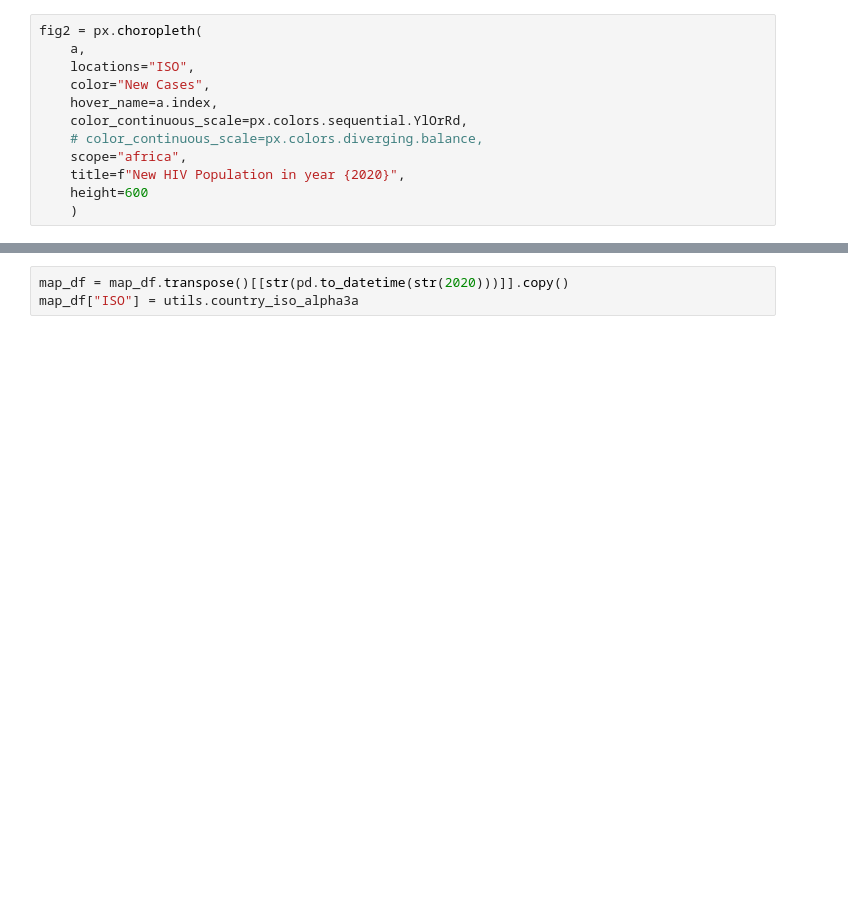
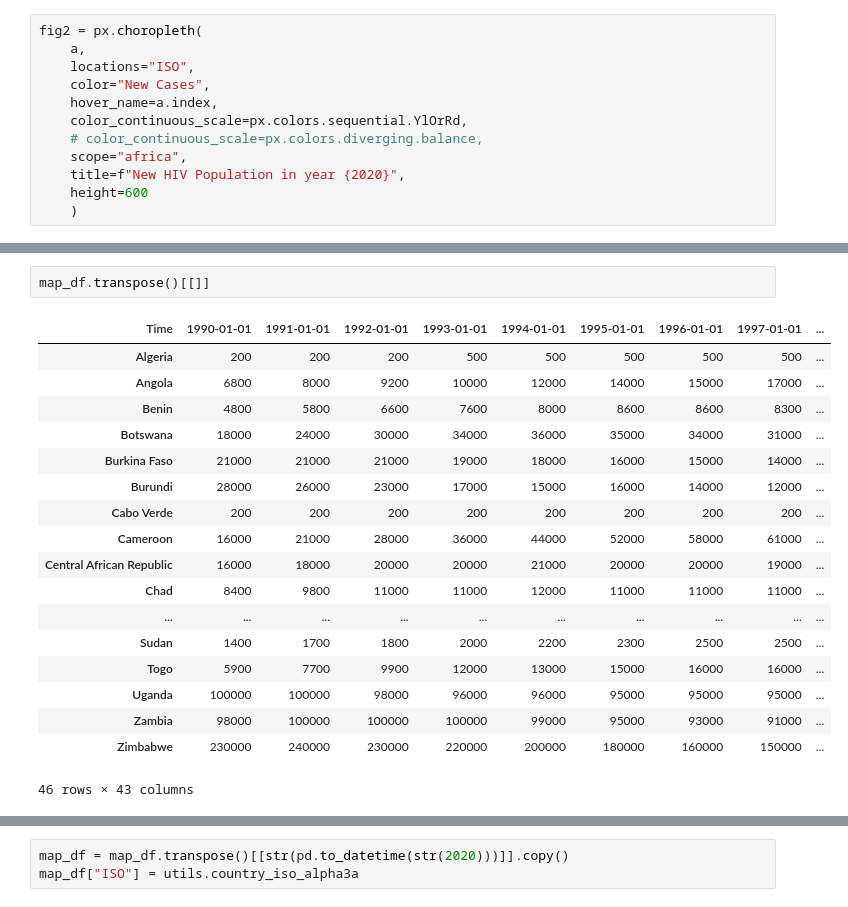
Before and after one commit to KTerhuja-2/HIV_cases, a Jupyter notebook: exponential_smoothing.ipynb, the cells around one changed output, grey strips where cells are left out. Cells and saved outputs as stored; diff of their text form; blank space fills up the shorter version.

```diff
--- a/exponential_smoothing.ipynb
+++ b/exponential_smoothing.ipynb
@@ -156,0 +172,21 @@ KeyError: '2020-01-01 00:00:00'
+# %%
+map_df.transpose()[[]]
+# %% [output]
+| Time | 1990-01-01 | 1991-01-01 | 1992-01-01 | 1993-01-01 | 1994-01-01 | 1995-01-01 | 1996-01-01 | 1997-01-01 | ... |
+| Algeria | 200 | 200 | 200 | 500 | 500 | 500 | 500 | 500 | ... |
+| Angola | 6800 | 8000 | 9200 | 10000 | 12000 | 14000 | 15000 | 17000 | ... |
+| Benin | 4800 | 5800 | 6600 | 7600 | 8000 | 8600 | 8600 | 8300 | ... |
+| Botswana | 18000 | 24000 | 30000 | 34000 | 36000 | 35000 | 34000 | 31000 | ... |
+| Burkina Faso | 21000 | 21000 | 21000 | 19000 | 18000 | 16000 | 15000 | 14000 | ... |
+| Burundi | 28000 | 26000 | 23000 | 17000 | 15000 | 16000 | 14000 | 12000 | ... |
+| Cabo Verde | 200 | 200 | 200 | 200 | 200 | 200 | 200 | 200 | ... |
+| Cameroon | 16000 | 21000 | 28000 | 36000 | 44000 | 52000 | 58000 | 61000 | ... |
+| Central African Republic | 16000 | 18000 | 20000 | 20000 | 21000 | 20000 | 20000 | 19000 | ... |
+| Chad | 8400 | 9800 | 11000 | 11000 | 12000 | 11000 | 11000 | 11000 | ... |
+| ... | ... | ... | ... | ... | ... | ... | ... | ... | ... |
+| Sudan | 1400 | 1700 | 1800 | 2000 | 2200 | 2300 | 2500 | 2500 | ... |
+| Togo | 5900 | 7700 | 9900 | 12000 | 13000 | 15000 | 16000 | 16000 | ... |
+| Uganda | 100000 | 100000 | 98000 | 96000 | 96000 | 95000 | 95000 | 95000 | ... |
+| Zambia | 98000 | 100000 | 100000 | 100000 | 99000 | 95000 | 93000 | 91000 | ... |
+| Zimbabwe | 230000 | 240000 | 230000 | 220000 | 200000 | 180000 | 160000 | 150000 | ... |
+46 rows × 43 columns
```
Also changed, not shown: parts of 4 cells of this notebook, 1 other file.
